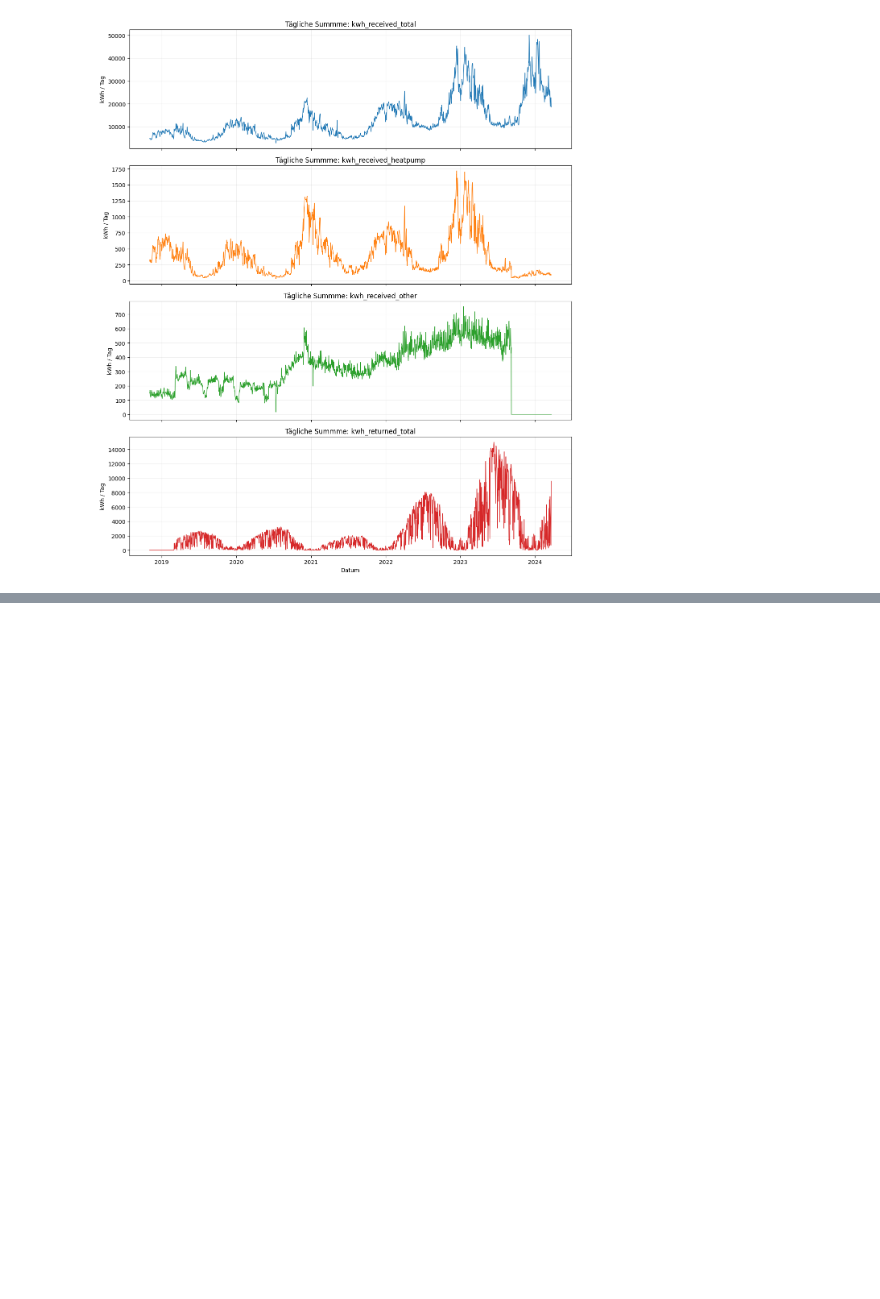
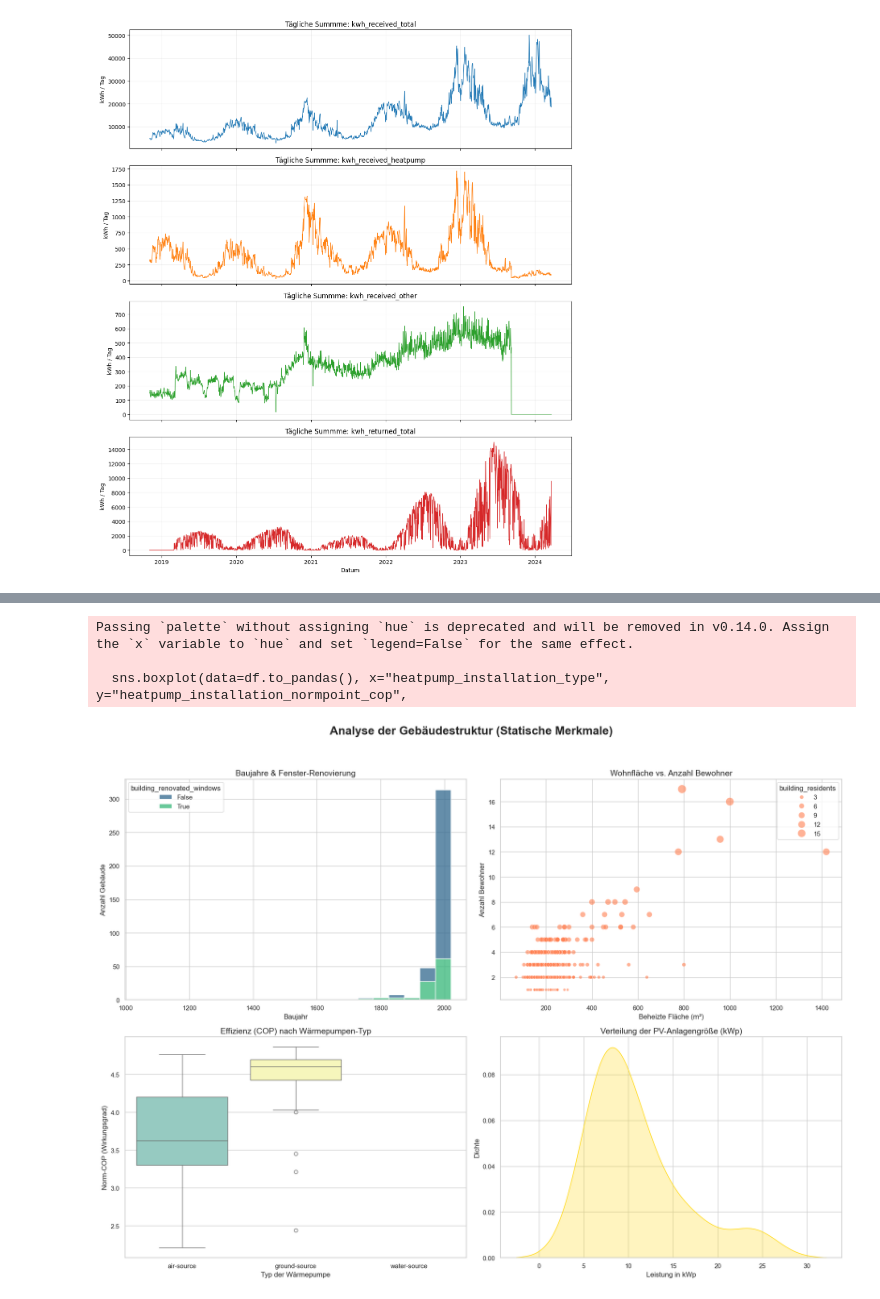
Before and after one commit to MadMax199/SmartHeat-Optimizer, a Jupyter notebook: notebooks/explorative_analyse.ipynb, the cells around one changed output, grey strips where cells are left out. Cells and saved outputs as stored; diff of their text form; code cells hidden in the pictures; blank space fills up the shorter version.

Commit message:
First explorativ analysis done

```diff
--- a/notebooks/explorative_analyse.ipynb
+++ b/notebooks/explorative_analyse.ipynb
@@ -120,0 +309,55 @@ plt.show()
+# %%
+import polars as pl
+import matplotlib.pyplot as plt
+import seaborn as sns
+
+def plot_building_analysis(df: pl.DataFrame):
+    # Styling
+    sns.set_theme(style="whitegrid")
+    fig, axes = plt.subplots(2, 2, figsize=(18, 14))
+    fig.suptitle("Analyse der Gebäudestruktur (Statische Merkmale)", fontsize=20, fontweight='bold')
+
+    # 1. Baujahr & Renovierungsstatus
+    # Wir kombinieren das Baujahr mit der Info, ob Fenster renoviert wurden
+    plt.subplot(2, 2, 1)
+    sns.histplot(data=df.to_pandas(), x="building_constructionyear", hue="building_renovated_windows",
+                 multiple="stack", palette="viridis", bins=20)
+    plt.title("Baujahre & Fenster-Renovierung", fontsize=14)
+    plt.xlabel("Baujahr")
+    plt.ylabel("Anzahl Gebäude")
+
+    # 2. Beheizte Fläche vs. Anzahl Bewohner
+    # Wichtig für den Warmwasserverbrauch (DHW)
+    plt.subplot(2, 2, 2)
+    sns.scatterplot(data=df.to_pandas(), x="building_floorareaheated_total", y="building_residents",
+                    alpha=0.6, size="building_residents", sizes=(20, 200), color="coral")
+    plt.title("Wohnfläche vs. Anzahl Bewohner", fontsize=14)
+    plt.xlabel("Beheizte Fläche (m²)")
+    plt.ylabel("Anzahl Bewohner")
+
+    # 3. Wärmepumpen-Technologie nach COP (Wirkungsgrad)
+    plt.subplot(2, 2, 3)
+    sns.boxplot(data=df.to_pandas(), x="heatpump_installation_type", y="heatpump_installation_normpoint_cop",
+                palette="Set3")
+    plt.title("Effizienz (COP) nach Wärmepumpen-Typ", fontsize=14)
+    plt.xlabel("Typ der Wärmepumpe")
+    plt.ylabel("Norm-COP (Wirkungsgrad)")
+
+    # 4. PV-Größe Verteilung (für die Haushalte mit PV)
+    plt.subplot(2, 2, 4)
+    pv_data = df.filter(pl.col("building_pvsystem_size") > 0).to_pandas()
+    sns.kdeplot(data=pv_data, x="building_pvsystem_size", fill=True, color="gold")
+    plt.title("Verteilung der PV-Anlagengröße (kWp)", fontsize=14)
+    plt.xlabel("Leistung in kWp")
+    plt.ylabel("Dichte")
+
+    plt.tight_layout(rect=[0, 0.03, 1, 0.95])
+    plt.show()
+
+# Aufruf mit deinem Metadaten-DataFrame
+plot_building_analysis(household_info)
+# %% [output]
+Passing `palette` without assigning `hue` is deprecated and will be removed in v0.14.0. Assign the `x` variable to `hue` and set `legend=False` for the same effect.
+
+  sns.boxplot(data=df.to_pandas(), x="heatpump_installation_type", y="heatpump_installation_normpoint_cop",
+[figure, added]
```
Also changed, not shown: parts of 14 cells of this notebook, 2 other files.
